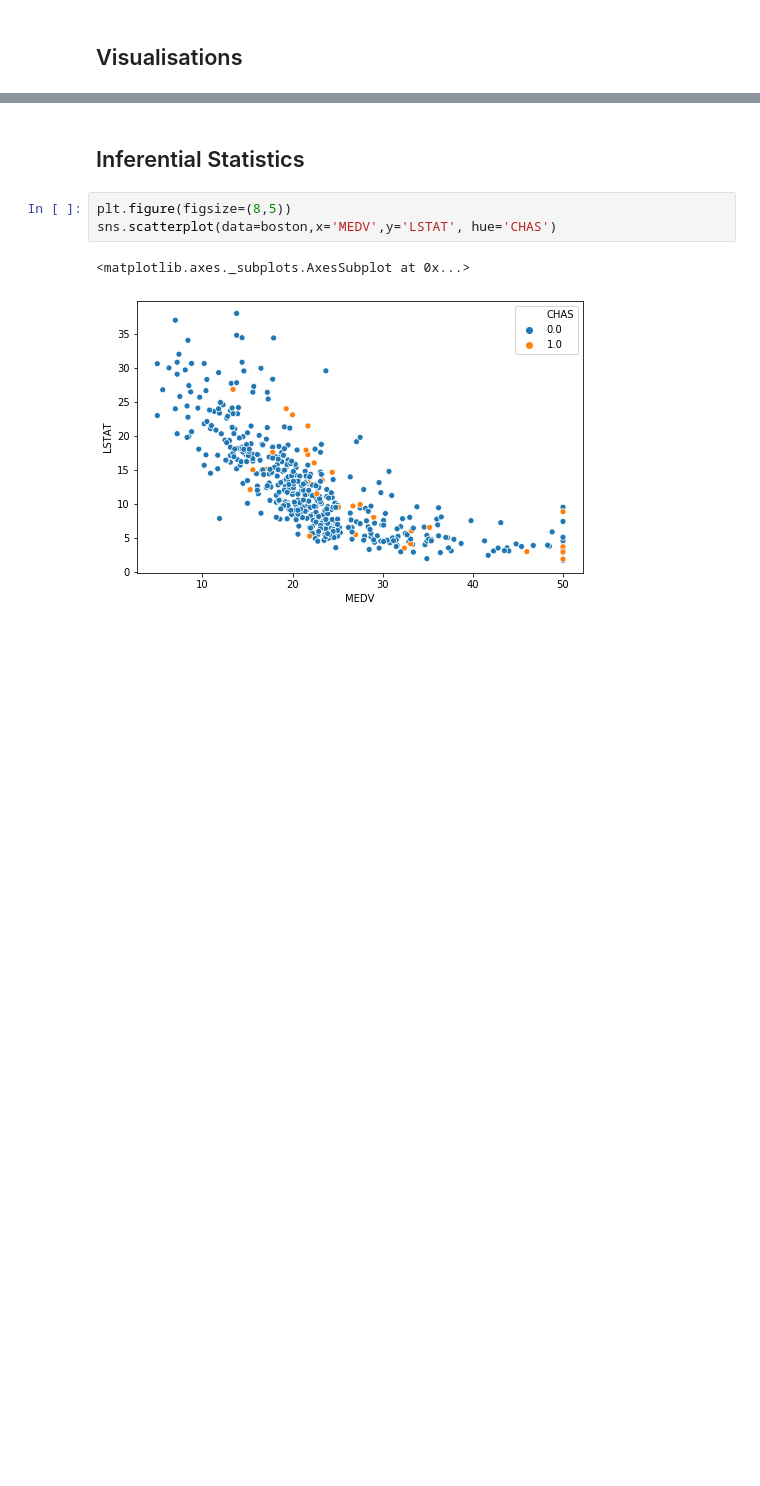
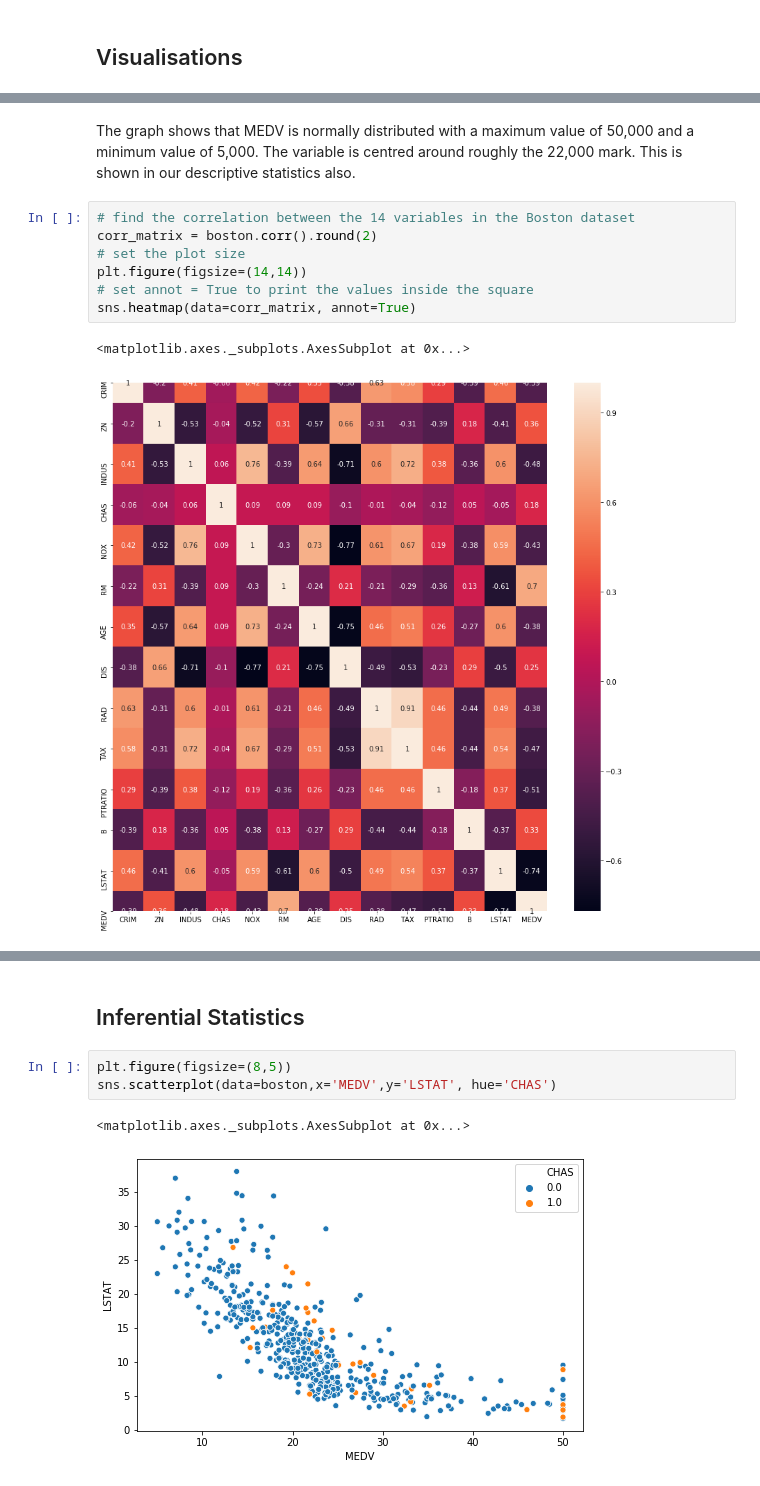
Before and after one commit to beccycole/machine-learning-assessment, a Jupyter notebook: Boston Housing Dataset.ipynb, the cells around one changed output, grey strips where cells are left out. Saved outputs shown, nothing was run; the diff lists cells and outputs as text; blank space fills up the shorter version.

```diff
--- a/Boston Housing Dataset.ipynb
+++ b/Boston Housing Dataset.ipynb
@@ -111,0 +188,12 @@ The describe function produces the descriptive statistics on the dataset. The me
+# %% [markdown]
+The graph shows that MEDV is normally distributed with a maximum value of 50,000 and a minimum value of 5,000. The variable is centred around roughly the 22,000 mark. This is shown in our descriptive statistics also.
+# %%
+# find the correlation between the 14 variables in the Boston dataset
+corr_matrix = boston.corr().round(2)
+# set the plot size
+plt.figure(figsize=(14,14))
+# set annot = True to print the values inside the square
+sns.heatmap(data=corr_matrix, annot=True)
+# %% [output]
+<matplotlib.axes._subplots.AxesSubplot at 0x...>
+[figure, added]
```
Also changed, not shown: parts of 18 cells of this notebook.
